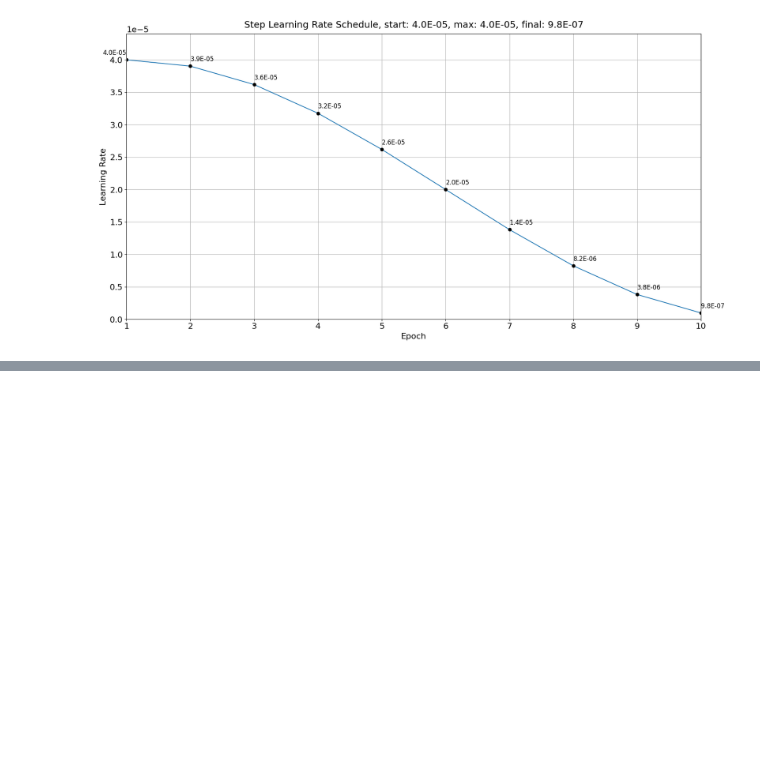
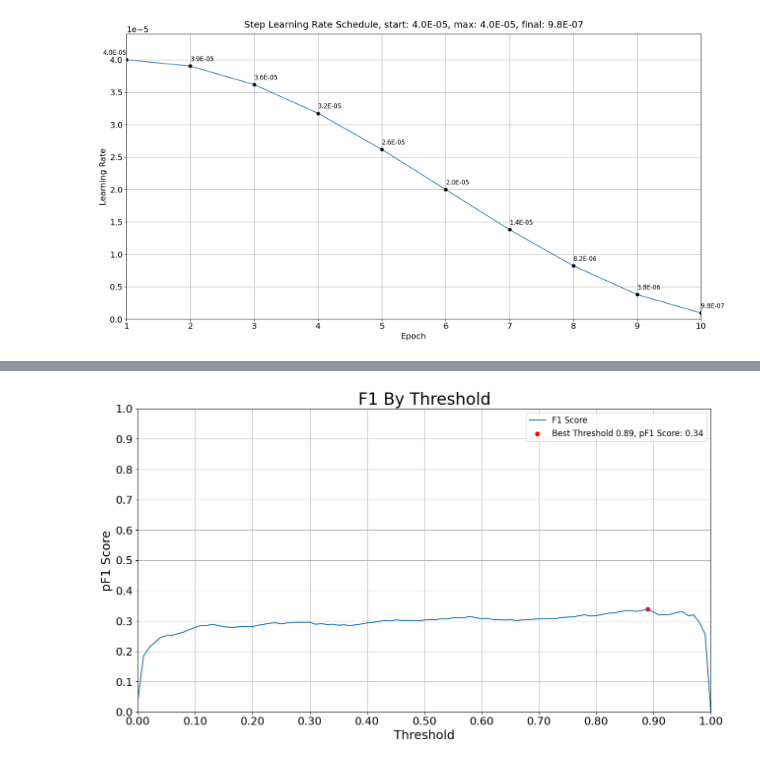
Before and after one commit to Graham-Broughton/cancer, a Jupyter notebook: notebooks/3.ConvNet_TPU.ipynb, the cells around one changed output, grey strips where cells are left out. Cells and saved outputs as stored; diff of their text form; code cells hidden in the pictures; blank space fills up the shorter version.

```diff
--- a/notebooks/3.ConvNet_TPU.ipynb
+++ b/notebooks/3.ConvNet_TPU.ipynb
@@ -555,0 +578,7 @@ Epoch 1/10
+# %%
+# Get true labels and predictions for validation set
+y_true_val = []
+y_pred_val = []
+for X_batch, y_batch in tqdm(get_dataset(TFRECORDS_VAL, val=True), total=VAL_STEPS_PER_EPOCH):
+    y_true_val += y_batch.numpy().tolist()
+    y_pred_val += model.predict_on_batch(X_batch).squeeze().tolist()
@@ -555,0 +617,32 @@ Epoch 1/10
+# %%
+# Plot pF1 by threshold plot to find best threshold
+pf1_by_threshold = []
+thresholds = np.arange(0, 1.01, 0.01)
+for t in tqdm(thresholds):
+    # Compute pF1 for each threshold
+    pf1_by_threshold.append(
+        pfbeta(y_true_val, y_pred_val > t)
+    )
+
+plt.figure(figsize=(15,8))
+plt.title('F1 By Threshold', size=24)
+plt.plot(pf1_by_threshold, label='F1 Score')
+
+# Best threshold and pF1 score
+arg_max = np.argmax(pf1_by_threshold)
+val_max = np.max(pf1_by_threshold)
+threshold_best = thresholds[arg_max]
+plt.scatter(arg_max, val_max, color='red', label=f'Best Threshold {threshold_best:.2f}, pF1 Score: {val_max:.2f}')
+
+# Plot pF1 by Threshold
+plt.xticks(np.arange(0, 110, 10), [f'{t:.2f}' for t in np.arange(0, 1.1, 0.1)])
+plt.yticks(np.arange(0, 1.1, 0.1))
+plt.xlim(0, 100)
+plt.ylim(0, 1)
+plt.xlabel('Threshold')
+plt.ylabel('pF1 Score')
+plt.legend(fontsize=12)
+plt.grid()
+plt.show()
+# %% [output]
+[figure, added]
```
Also changed, not shown: parts of 20 cells of this notebook, 7 other files.
